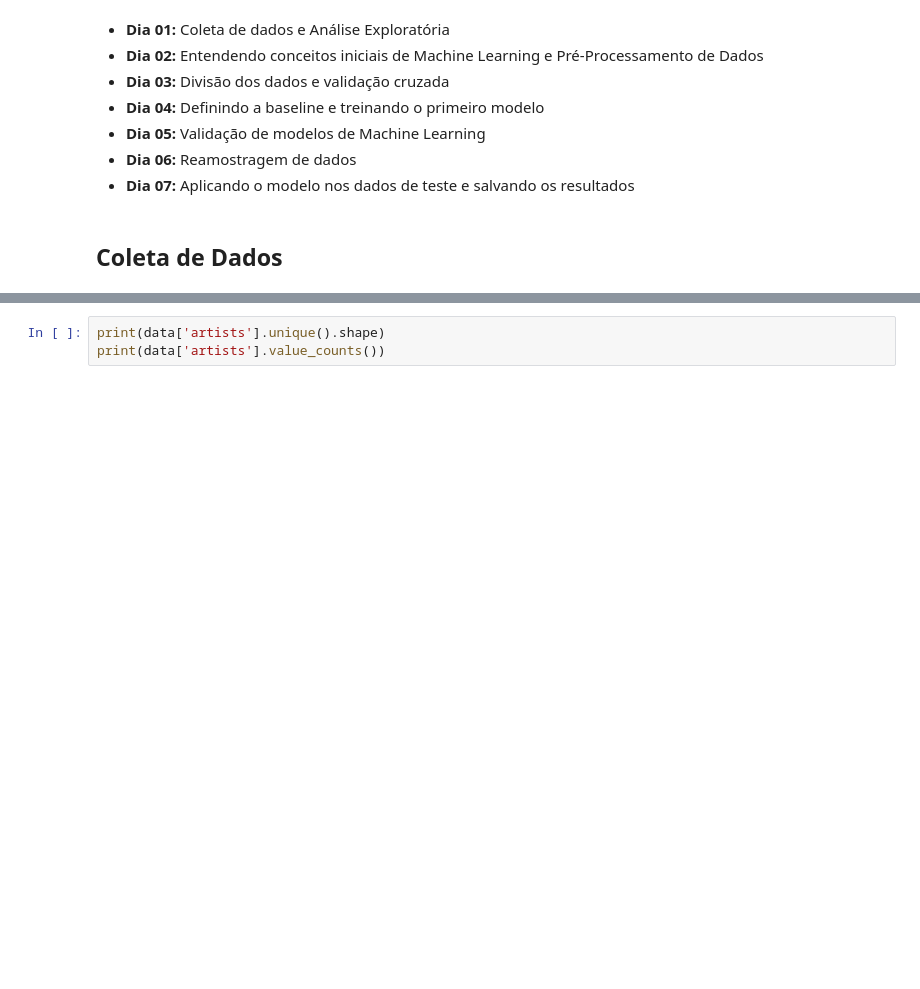
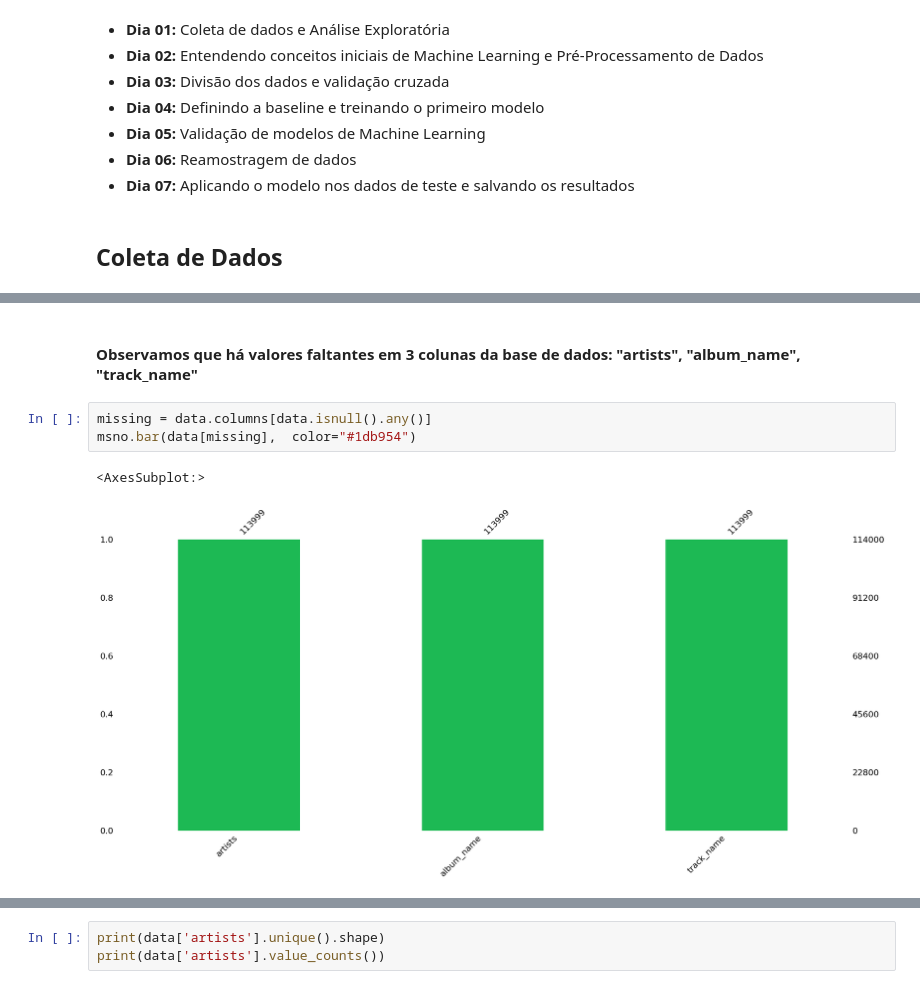
Before and after one commit to thaistudandoo/Spotify, a Jupyter notebook: SpotifyDataExploration.ipynb, the cells around one changed output, grey strips where cells are left out. Saved outputs shown, nothing was run; the diff lists cells and outputs as text; blank space fills up the shorter version.

Commit message:
valores faltantes

```diff
--- a/SpotifyDataExploration.ipynb
+++ b/SpotifyDataExploration.ipynb
@@ -94,0 +145,8 @@ data.describe()
+# %% [markdown]
+#### Observamos que há valores faltantes em 3 colunas da base de dados: "artists", "album_name", "track_name"
+# %%
+missing = data.columns[data.isnull().any()]
+msno.bar(data[missing],  color="#1db954")
+# %% [output]
+<AxesSubplot:>
+[figure, added]
```
Also changed, not shown: parts of 29 cells of this notebook.
